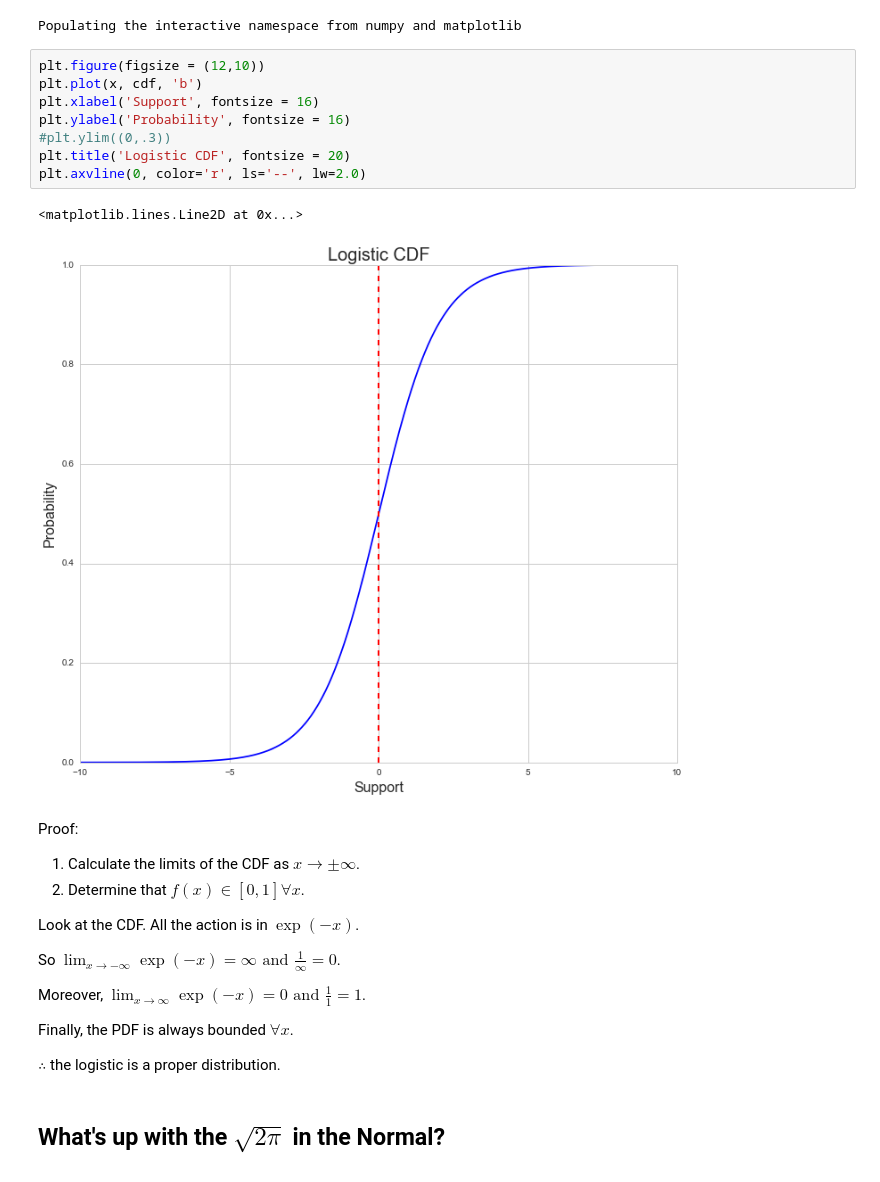
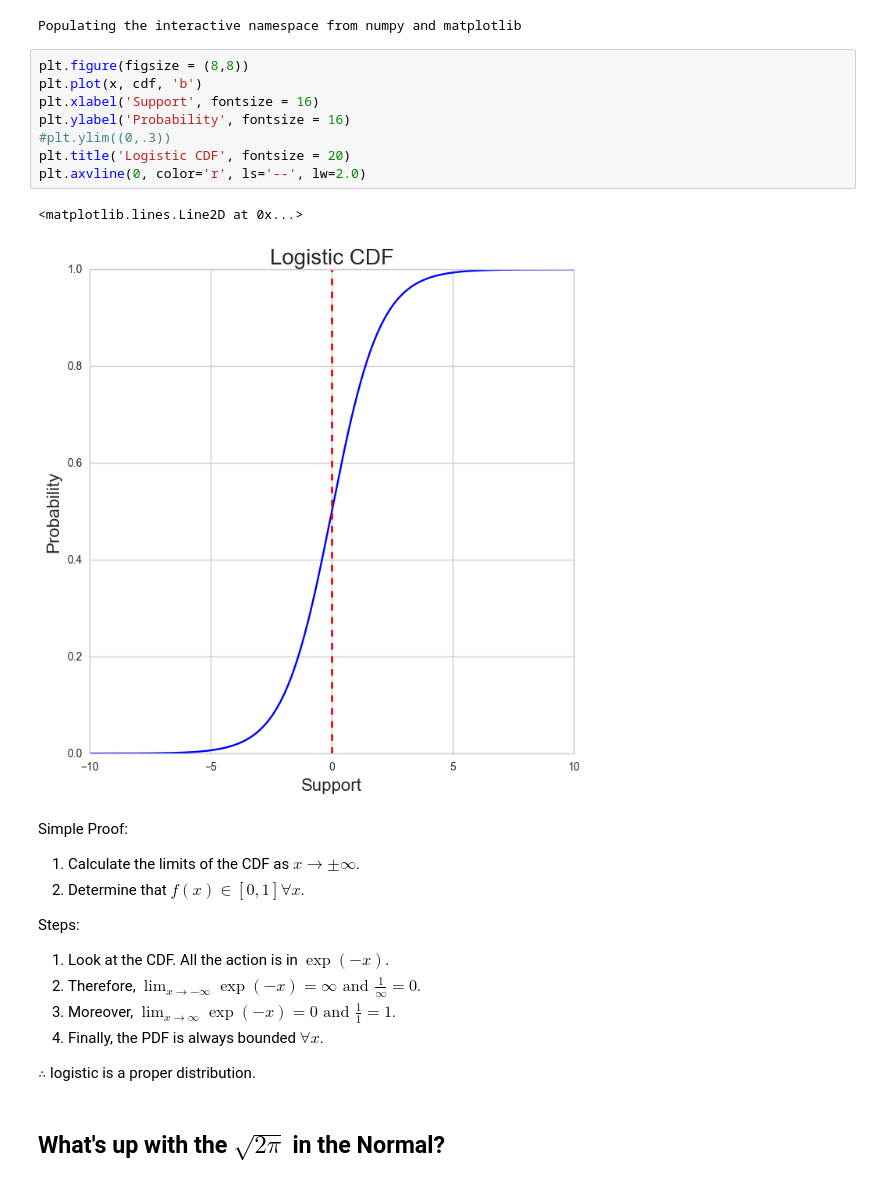
Before and after one commit to thsavage/Applied-Data-Science, a Jupyter notebook: Fun with Math.ipynb, the cells around one changed output. Saved outputs shown, nothing was run; the diff lists cells and outputs as text.

```diff
--- a/Fun with Math.ipynb
+++ b/Fun with Math.ipynb
@@ -20,31 +20,29 @@ cdf = 1/(1+np.exp(-x))
 # %% [output]
 Populating the interactive namespace from numpy and matplotlib
 # %%
-plt.figure(figsize = (12,10))
+plt.figure(figsize = (8,8))
 plt.plot(x, cdf, 'b')
 plt.xlabel('Support', fontsize = 16)
 plt.ylabel('Probability', fontsize = 16)
 #plt.ylim((0,.3))
 plt.title('Logistic CDF', fontsize = 20)
 plt.axvline(0, color='r', ls='--', lw=2.0)
 # %% [output]
 <matplotlib.lines.Line2D at 0x...>
-[figure, old version]
+[figure, new version]
 # %% [markdown]
-Proof:
+Simple Proof:
 
 1.  Calculate the limits of the CDF as $x \rightarrow \pm\infty$.
 2.  Determine that $f(x) \in [0,1] \forall x$.
 
-Look at the CDF.  All the action is in $\exp(-x)$.
+Steps:
+1. Look at the CDF.  All the action is in $\exp(-x)$.
+2. Therefore, $\lim_{x \rightarrow -\infty}\exp(-x)=\infty \text{ and } \frac{1}{\infty} =0$.
+3. Moreover, $\lim_{x \rightarrow \infty}\exp(-x)=0 \text{ and } \frac{1}{1} =1$.
+4. Finally, the PDF is always bounded $\forall x$.
 
-So $\lim_{x \rightarrow -\infty}\exp(-x)=\infty \text{ and } \frac{1}{\infty} =0$.
-
-Moreover, $\lim_{x \rightarrow \infty}\exp(-x)=0 \text{ and } \frac{1}{1} =1$.
-
-Finally, the PDF is always bounded $\forall x$.
-
-$\therefore$ the logistic is a proper distribution.
+$\therefore$ logistic is a proper distribution.
 # %% [markdown]
 ## What's up with the $\sqrt{2\pi}$ in the Normal?
 # %% [markdown]
```
